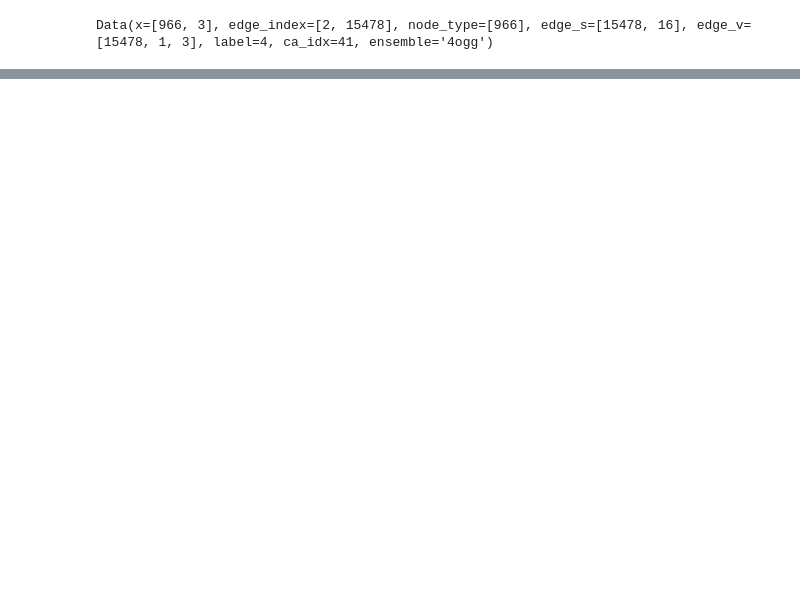
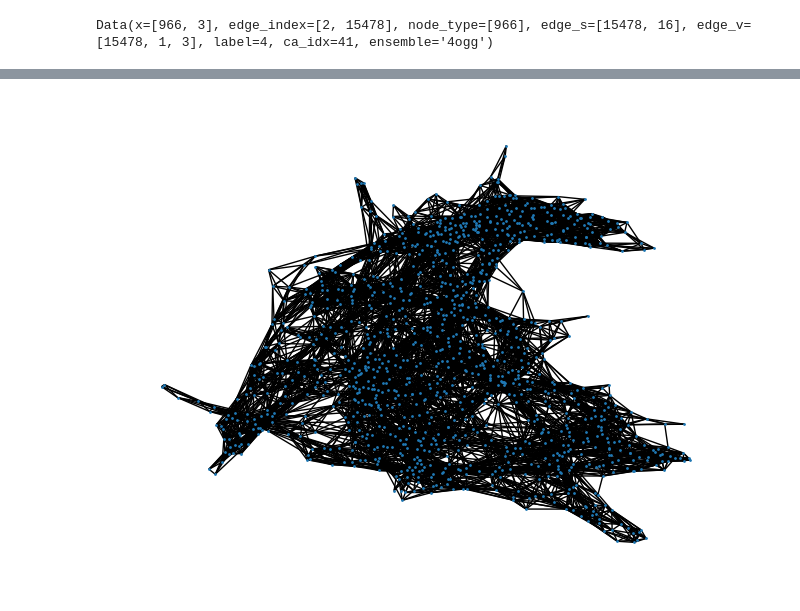
Before and after one commit to semiluna/partIII-amino-acid-prediction, a Jupyter notebook: gvp-antonia/data_visualisation.ipynb, the cells around one changed output, grey strips where cells are left out. Drawn from its saved outputs; the diff is of its cells as text; code cells hidden in the pictures; blank space fills up the shorter version.

```diff
--- a/gvp-antonia/data_visualisation.ipynb
+++ b/gvp-antonia/data_visualisation.ipynb
@@ -51,0 +52,30 @@ Data(x=[1014, 3], edge_index=[2, 15780], node_type=[1014], edge_s=[15780, 16], e
+# %%
+from protein_graph import AtomGraphBuilder
+from proteins import STANDARD_ELEMENTS
+
+_element_alphabet = {el: i for i, el in enumerate(STANDARD_ELEMENTS)}
+
+graph_builder = AtomGraphBuilder(_element_alphabet)
+# %%
+from biopandas.pdb import PandasPdb as pandas_pdb
+
+ppdb = pandas_pdb().fetch_pdb('1kda')
+# %%
+atoms = ppdb.df['ATOM']
+if (atoms['residue_name'] == 'UNK').any():
+    raise Exception('Residue is unknown')
+pdb_file = '1kda'
+
+atoms = atoms.rename(columns={
+            'x_coord': 'x',
+            'y_coord':'y',
+            'z_coord': 'z',
+            'element_symbol': 'element',
+            'atom_name': 'name',
+            'residue_name': 'resname'})
+
+try:
+    graph = graph_builder(atoms)
+except Exception:
+    with open('protein_log.txt', 'a+') as handle:
+        print(f'Could not build residue graph for {pdb_file}', file=handle)
@@ -51,0 +90,8 @@ Data(x=[1014, 3], edge_index=[2, 15780], node_type=[1014], edge_s=[15780, 16], e
+# %%
+import torch_geometric as tg
+import networkx as nx
+g = tg.utils.to_networkx(graph, to_undirected=True)
+
+nx.draw(g, node_size=1)
+# %% [output]
+[figure, added]
```
Also changed, not shown: parts of 7 cells of this notebook, 9 other files.
